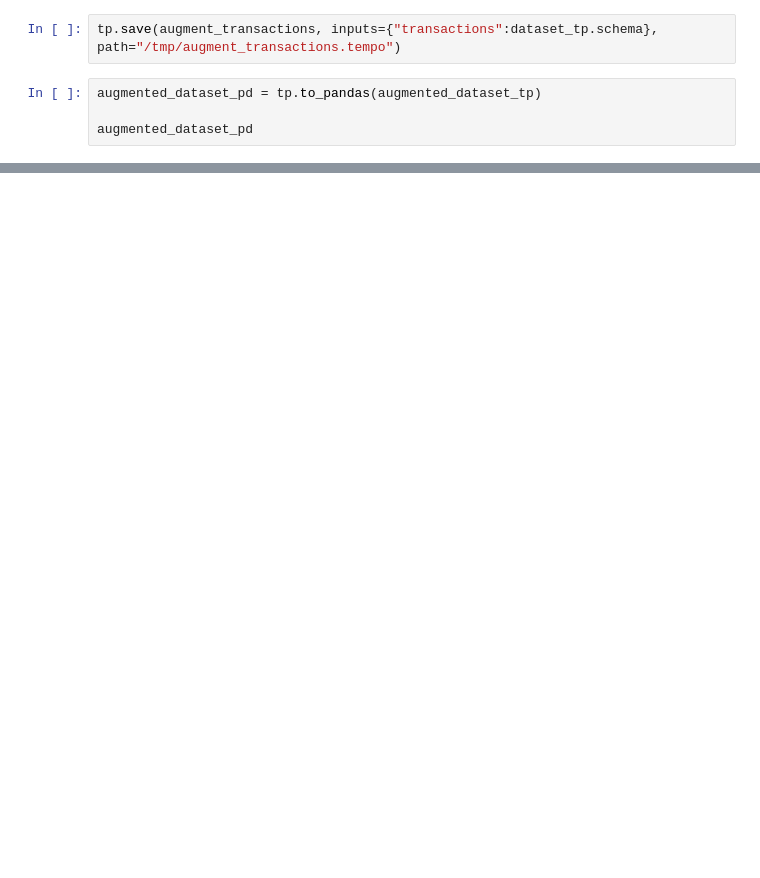
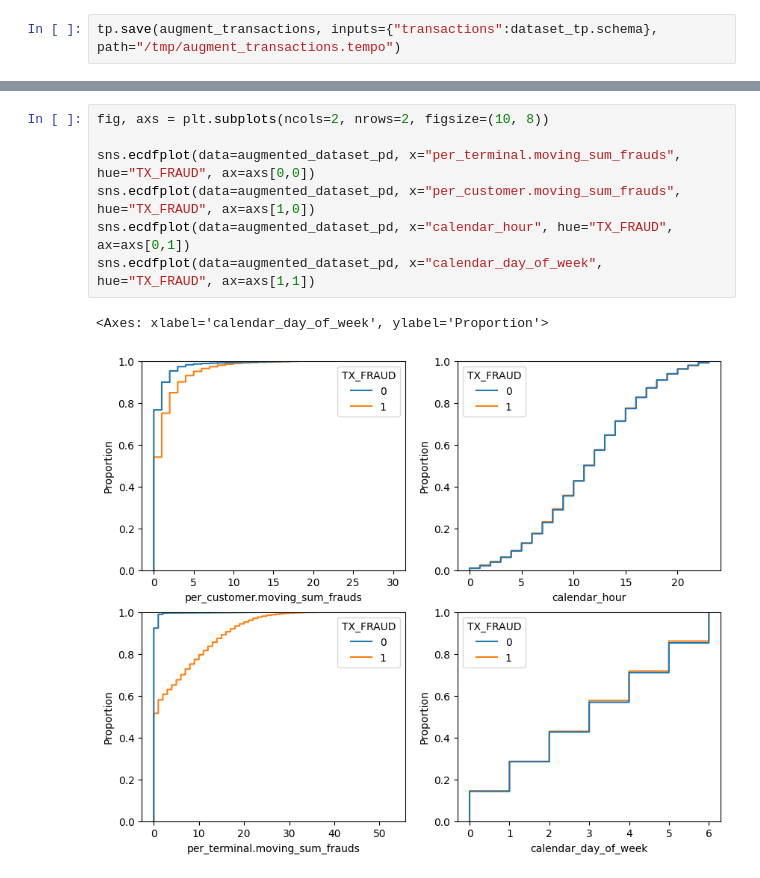
Before and after one commit to google/temporian, a Jupyter notebook: docs/src/tutorials/bank_fraud_detection_with_tfdf.ipynb, the cells around one changed output, grey strips where cells are left out. Drawn from its saved outputs; the diff is of its cells as text; blank space fills up the shorter version.

```diff
--- a/docs/src/tutorials/bank_fraud_detection_with_tfdf.ipynb
+++ b/docs/src/tutorials/bank_fraud_detection_with_tfdf.ipynb
@@ -159,6 +241,2 @@ tp.add_index(augmented_dataset_tp, "CUSTOMER_ID").plot(indexes="3774")
 # %%
 tp.save(augment_transactions, inputs={"transactions":dataset_tp.schema}, path="/tmp/augment_transactions.tempo")
-# %%
-augmented_dataset_pd = tp.to_pandas(augmented_dataset_tp)
-
-augmented_dataset_pd
@@ -202,0 +247,10 @@ is_train.plot()
+# %%
+fig, axs = plt.subplots(ncols=2, nrows=2, figsize=(10, 8))
+
+sns.ecdfplot(data=augmented_dataset_pd, x="per_terminal.moving_sum_frauds", hue="TX_FRAUD", ax=axs[0,0])
+sns.ecdfplot(data=augmented_dataset_pd, x="per_customer.moving_sum_frauds", hue="TX_FRAUD", ax=axs[1,0])
+sns.ecdfplot(data=augmented_dataset_pd, x="calendar_hour", hue="TX_FRAUD", ax=axs[0,1])
+sns.ecdfplot(data=augmented_dataset_pd, x="calendar_day_of_week", hue="TX_FRAUD", ax=axs[1,1])
+# %% [output]
+<Axes: xlabel='calendar_day_of_week', ylabel='Proportion'>
+[figure, added]
```
Also changed, not shown: parts of 38 cells of this notebook, 2 other files.
